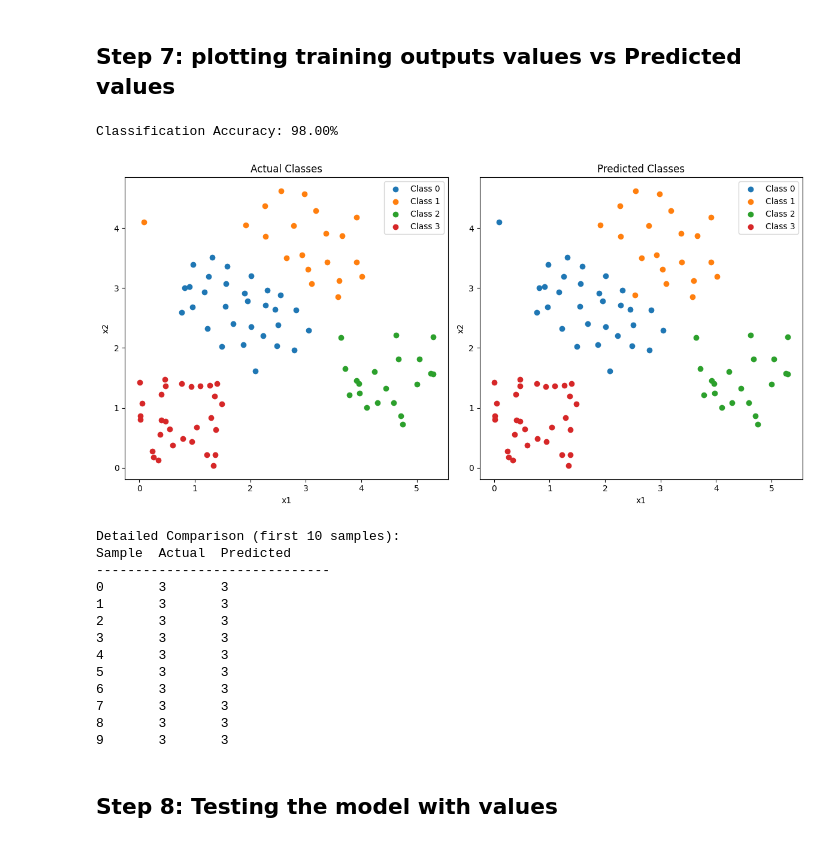
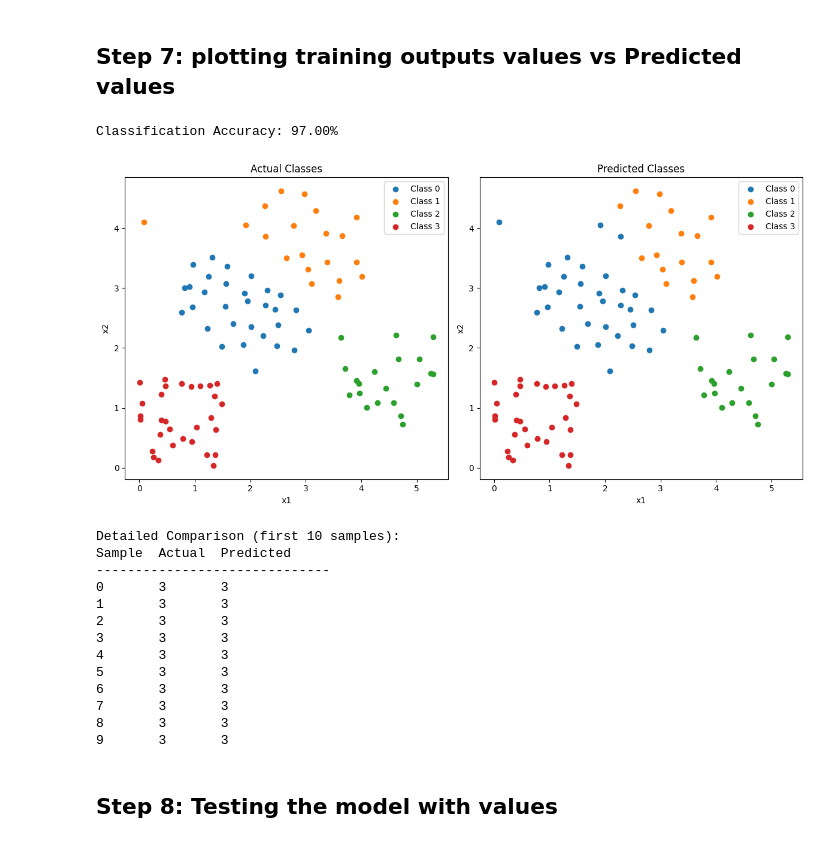
Before and after one commit to ethansmadjaa/ML_LABS2, a Jupyter notebook: LAB1/LAB/LAB_FFNN.ipynb, the cells around one changed output. Drawn from its saved outputs; the diff is of its cells as text; code cells hidden in the pictures.

```diff
--- a/LAB1/LAB/LAB_FFNN.ipynb
+++ b/LAB1/LAB/LAB_FFNN.ipynb
@@ -64,7 +63,6 @@ def forward_propagation(X, V, W):
         - F_bar: Hidden layer output with bias
         - F_bar_bar: Input to output layer
         - G: Network output
-        - E: Error value (if y_true is provided)
     """
     # Add bias term to input
     X_bar = np.hstack((np.ones((X.shape[0], 1)), X))
@@ -105,10 +103,17 @@ X = data[['x1', 'x2']].values
 # Perform forward propagation
 results = forward_propagation(X, V, W)
 
+# Create one-hot encoded target
+y_true_onehot = np.eye(J)[data['y'].astype(int)]
+
 X_bar = results['X_bar']
 
-# Calculate error if needed
-y_one_hot = np.eye(J)[data['y'].astype(int)]
-E = 0.5 * np.sum((results['G'] - y_one_hot) ** 2)
+# Calculate error
+E = 0.5 * np.sum((results['G'] - y_true_onehot) ** 2)
 print(f"Error: {E:.4f}")
+
+y_pred = np.argmax(results['G'], axis=1)
+print("\nFirst few predictions vs actual:")
+for i in range(5):
+    print(f"Predicted: {y_pred[i]}, Actual: {data['y'].iloc[i]}")
 # %% [output]
@@ -157,12 +169,12 @@ def backpropagation(V_BP, W_BP, X_bar_BP, F_BP, F_bar_BP, G_BP, y_one_hot_BP, al
 
     return W_new, V_new
 # %%
-while abs(errors[-1] - errors[-2]) > threshold:
+while abs(errors[-1] - errors[-2]) > threshold or iterations < 10000:
 
     iterations += 1
 
     # Backpropagation and weight updates
-    W, V = backpropagation(V, W, X_bar, F, F_bar, G, y_one_hot, alpha_1, alpha_2)
+    W, V = backpropagation(V, W, X_bar, F, F_bar, G, y_true_onehot, alpha_1, alpha_2)
 
     # Forward propagation
     results = forward_propagation(X, V, W)
@@ -173,10 +185,10 @@ while abs(errors[-1] - errors[-2]) > threshold:
     G = results['G']
 
     # Calculate errors
-    E = 0.5 * np.sum((G - y_one_hot) ** 2)
+    E = 0.5 * np.sum((G - y_true_onehot) ** 2)
     errors.append(E)
 
-    if iterations % 100 == 0:
+    if iterations % 1000 == 0:
         print(f"Iteration {iterations}, Error: {E}")
 
 # Final results
@@ -305,18 +279,9 @@ x2: 0.8729
 # %% [markdown]
 ## Step 7: plotting training outputs values vs Predicted values
 # %%
-# Get predictions
-def predict(X_bar, V, W):
-    # Forward pass
-    X_bar_bar = np.dot(X_bar, V)
-    F = 1 / (1 + np.exp(-X_bar_bar))
-    F_bar = np.hstack((np.ones((F.shape[0], 1)), F))
-    F_bar_bar = np.dot(F_bar, W)
-    G = 1 / (1 + np.exp(-F_bar_bar))
-    return G
-
 # Get predictions for training data
-predicted_outputs = predict(X_bar, V, W)
+results = forward_propagation(X, V, W)
+predicted_outputs = results['G']
 predicted_classes = np.argmax(predicted_outputs, axis=1)
 actual_classes = data['y'].values
 
@@ -330,35 +295,35 @@ plt.figure(figsize=(12, 6))
 # Plot actual classes
 plt.subplot(121)
 for label in np.unique(actual_classes):
     mask = actual_classes == label
     plt.scatter(X[mask, 0], X[mask, 1], label=f'Class {label}')
 plt.title('Actual Classes')
 plt.xlabel('x1')
 plt.ylabel('x2')
 plt.legend()
 
 # Plot predicted classes
 plt.subplot(122)
 for label in np.unique(predicted_classes):
     mask = predicted_classes == label
     plt.scatter(X[mask, 0], X[mask, 1], label=f'Class {label}')
 plt.title('Predicted Classes')
 plt.xlabel('x1')
 plt.ylabel('x2')
 plt.legend()
 
 plt.tight_layout()
 plt.show()
 
 # Print detailed comparison
 print("\nDetailed Comparison (first 10 samples):")
 print("Sample\tActual\tPredicted")
 print("-" * 30)
 for i in range(10):
     print(f"{i}\t{actual_classes[i]}\t{predicted_classes[i]}")
 # %% [output]
-Classification Accuracy: 98.00%
+Classification Accuracy: 97.00%
-[figure, old version]
+[figure, new version]
 Detailed Comparison (first 10 samples):
 Sample  Actual  Predicted
 ------------------------------
```
Also changed, not shown: parts of 8 cells of this notebook.
